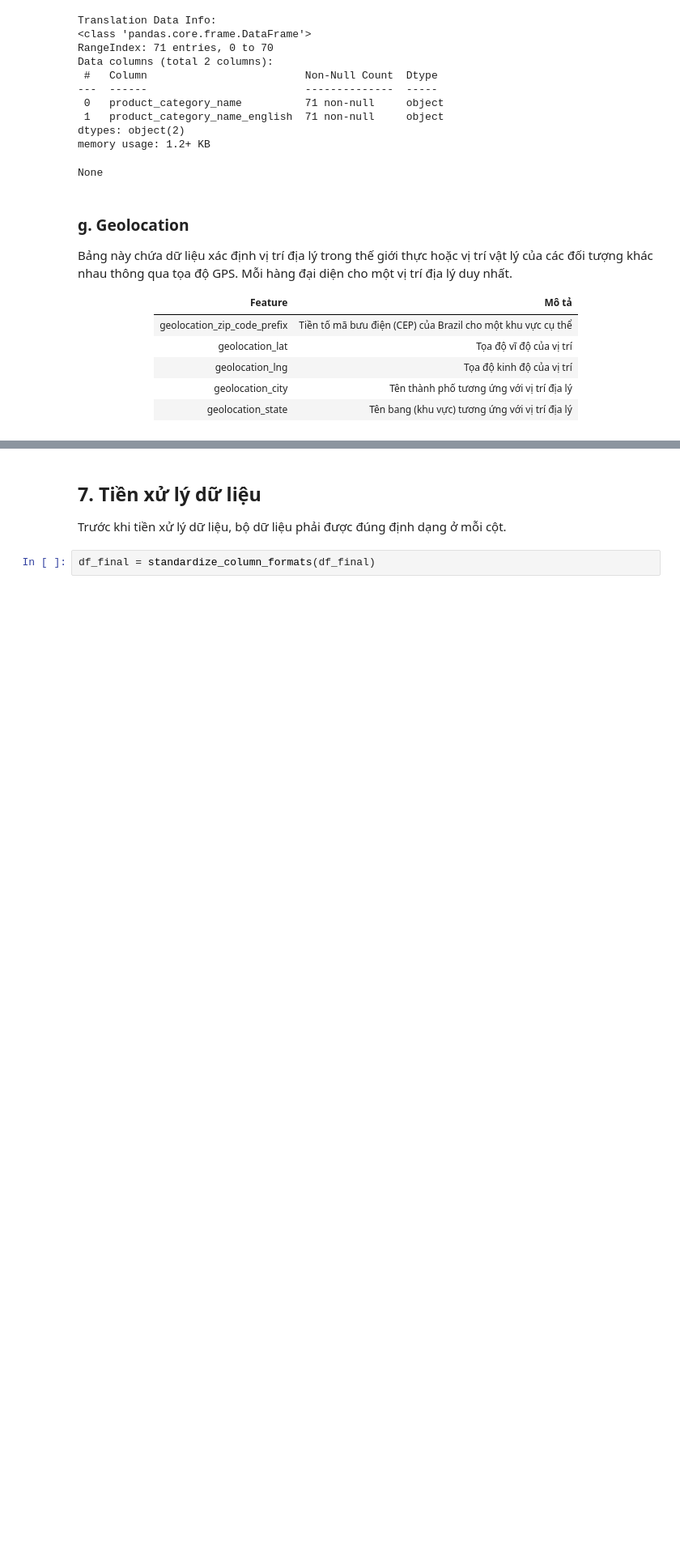
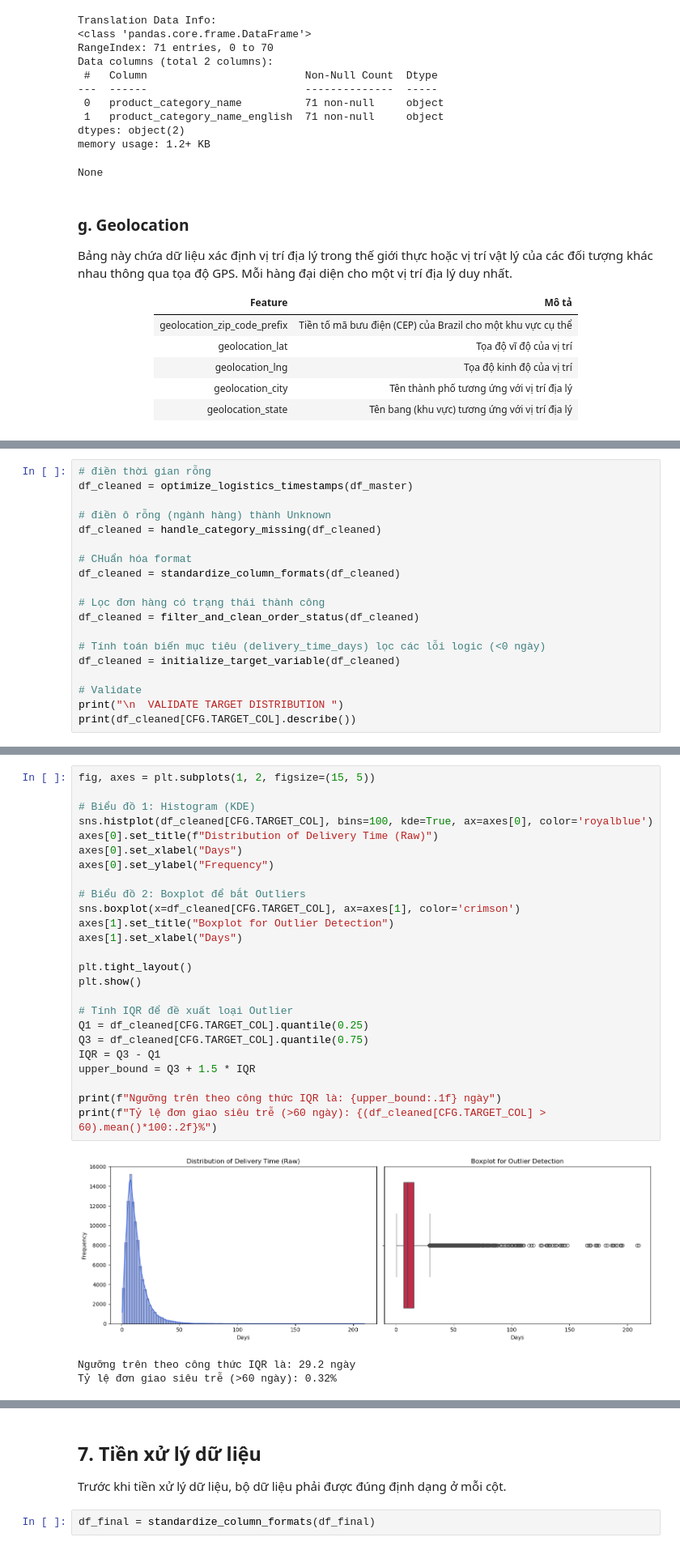
Before and after one commit to conluoi123/Machine-Learning---Project-1-, a Jupyter notebook: code/Part1_Regression/notebook.ipynb, the cells around one changed output, grey strips where cells are left out. Shown at 81% size. Drawn from its saved outputs; the diff is of its cells as text; blank space fills up the shorter version.

```diff
--- a/code/Part1_Regression/notebook.ipynb
+++ b/code/Part1_Regression/notebook.ipynb
@@ -693,0 +473,19 @@ plt.show()
+# %%
+# điền thời gian rỗng
+df_cleaned = optimize_logistics_timestamps(df_master)
+
+# điền ô rỗng (ngành hàng) thành Unknown
+df_cleaned = handle_category_missing(df_cleaned)
+
+# CHuẩn hóa format
+df_cleaned = standardize_column_formats(df_cleaned)
+
+# Lọc đơn hàng có trạng thái thành công
+df_cleaned = filter_and_clean_order_status(df_cleaned)
+
+# Tính toán biến mục tiêu (delivery_time_days) lọc các lỗi logic (<0 ngày)
+df_cleaned = initialize_target_variable(df_cleaned)
+
+# Validate
+print("\n  VALIDATE TARGET DISTRIBUTION ")
+print(df_cleaned[CFG.TARGET_COL].describe())
@@ -693,0 +514,29 @@ plt.show()
+# %%
+fig, axes = plt.subplots(1, 2, figsize=(15, 5))
+
+# Biểu đồ 1: Histogram (KDE)
+sns.histplot(df_cleaned[CFG.TARGET_COL], bins=100, kde=True, ax=axes[0], color='royalblue')
+axes[0].set_title(f"Distribution of Delivery Time (Raw)")
+axes[0].set_xlabel("Days")
+axes[0].set_ylabel("Frequency")
+
+# Biểu đồ 2: Boxplot để bắt Outliers
+sns.boxplot(x=df_cleaned[CFG.TARGET_COL], ax=axes[1], color='crimson')
+axes[1].set_title("Boxplot for Outlier Detection")
+axes[1].set_xlabel("Days")
+
+plt.tight_layout()
+plt.show()
+
+# Tính IQR để đề xuất loại Outlier
+Q1 = df_cleaned[CFG.TARGET_COL].quantile(0.25)
+Q3 = df_cleaned[CFG.TARGET_COL].quantile(0.75)
+IQR = Q3 - Q1
+upper_bound = Q3 + 1.5 * IQR
+
+print(f"Ngưỡng trên theo công thức IQR là: {upper_bound:.1f} ngày")
+print(f"Tỷ lệ đơn giao siêu trễ (>60 ngày): {(df_cleaned[CFG.TARGET_COL] > 60).mean()*100:.2f}%")
+# %% [output]
+[figure, added]
+Ngưỡng trên theo công thức IQR là: 29.2 ngày
+Tỷ lệ đơn giao siêu trễ (>60 ngày): 0.32%
```
Also changed, not shown: parts of 108 cells of this notebook, 10 other files.
